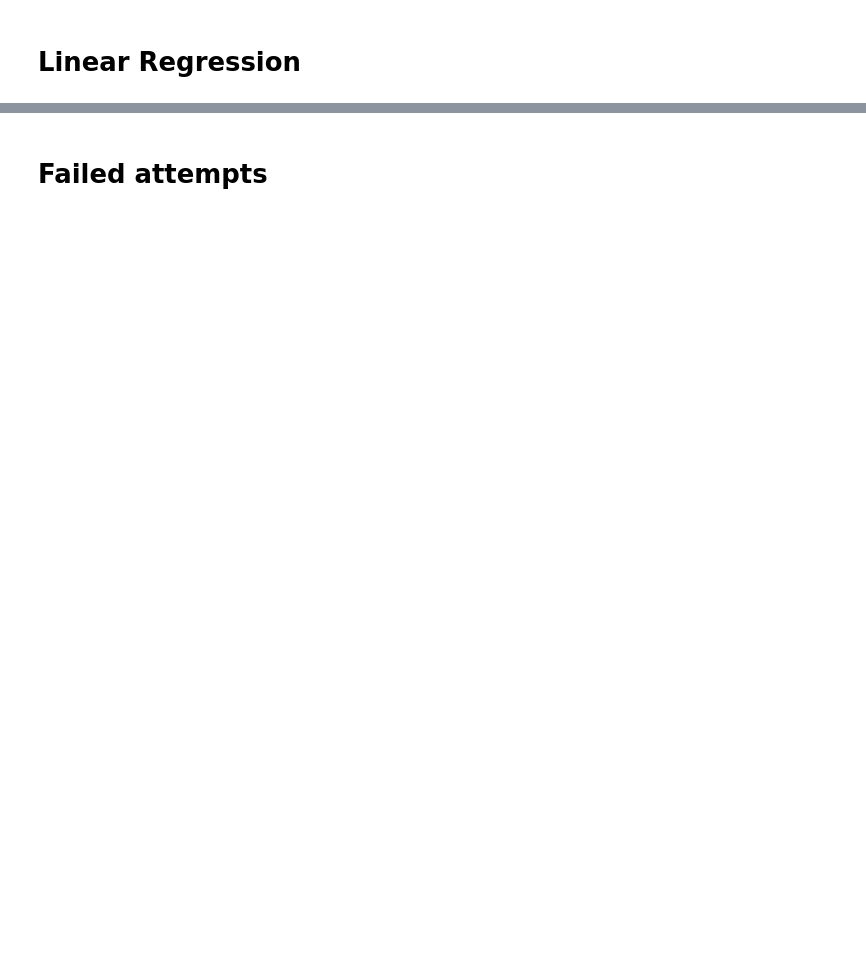
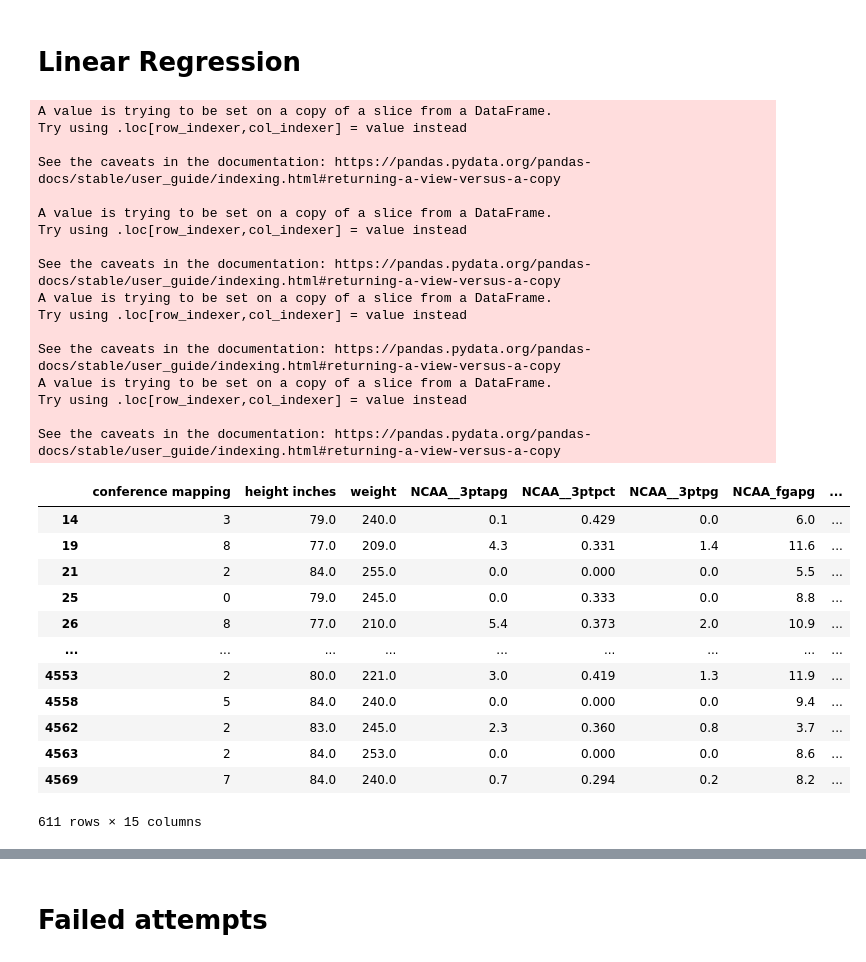
Before and after one commit to brybranmuffin/data100finalproj, a Jupyter notebook: Final-Project-LinReg.ipynb, the cells around one changed output, grey strips where cells are left out. Drawn from its saved outputs; the diff is of its cells as text; code cells hidden in the pictures; blank space fills up the shorter version.

```diff
--- a/Final-Project-LinReg.ipynb
+++ b/Final-Project-LinReg.ipynb
@@ -756,0 +764,65 @@ from sklearn.model_selection import train_test_split
+# %%
+PER_MEAN = np.mean(per_conf_all_college["PER"])
+per_conf_all_college["PERgMean"] = per_conf_all_college["PER"] > PER_MEAN
+per_conf_all_college
+
+feat_keep = ['conference mapping',
+       'height inches',  'weight', 'NCAA__3ptapg', 'NCAA__3ptpct',
+       'NCAA__3ptpg', 'NCAA_fgapg', 'NCAA_fgpct', 'NCAA_fgpg',
+       'NCAA_ft', 'NCAA_ftapg', 'NCAA_ftpg', 'NCAA_games', 'NCAA_ppg', "PERgMean"]
+
+conf_mapping = {'American Athletic Conference':0,
+ 'Atlantic 10 Conference':1,
+ 'Atlantic Coast Conference':2,
+ 'Big 12 Conference':3,
+ 'Big East Conference':4,
+ 'Big Ten Conference':5,
+ 'Conference USA':6,
+ 'Moutain West Conference':7,
+ 'Pac-12 Conference':8,
+ 'Southeastern Conference':9,
+ 'West Coast Conference':10}
+
+collegeData = college[college["active_to"] > 2010]
+collegeData["PER"] = collegeData["name"].apply(lambda x: per_calc(x, pre_conf))
+collegeData["PERgMean"] = (collegeData["PER"] > PER_MEAN).astype(int)
+collegeData["conference"] = collegeData["college"].apply(college_conf_picker)
+collegeData = collegeData[collegeData.groupby("conference")['name'].transform('size') > 8]
+collegeData["height inches"] = collegeData["height"].apply(lambda x: (float(x[0])*12) + float(x[2:]))
+collegeData["conference mapping"] = collegeData["conference"].apply(lambda x: conf_mapping[x])
+collegeData = collegeData[feat_keep]
+
+
+collegeData = collegeData.fillna(0)
+collegeData
+# %% [output]
+A value is trying to be set on a copy of a slice from a DataFrame.
+Try using .loc[row_indexer,col_indexer] = value instead
+
+See the caveats in the documentation: https://pandas.pydata.org/pandas-docs/stable/user_guide/indexing.html#returning-a-view-versus-a-copy
+
+A value is trying to be set on a copy of a slice from a DataFrame.
+Try using .loc[row_indexer,col_indexer] = value instead
+
+See the caveats in the documentation: https://pandas.pydata.org/pandas-docs/stable/user_guide/indexing.html#returning-a-view-versus-a-copy
+A value is trying to be set on a copy of a slice from a DataFrame.
+Try using .loc[row_indexer,col_indexer] = value instead
+
+See the caveats in the documentation: https://pandas.pydata.org/pandas-docs/stable/user_guide/indexing.html#returning-a-view-versus-a-copy
+A value is trying to be set on a copy of a slice from a DataFrame.
+Try using .loc[row_indexer,col_indexer] = value instead
+
+See the caveats in the documentation: https://pandas.pydata.org/pandas-docs/stable/user_guide/indexing.html#returning-a-view-versus-a-copy
+|  | conference mapping | height inches | weight | NCAA__3ptapg | NCAA__3ptpct | NCAA__3ptpg | NCAA_fgapg | ... |
+| 14 | 3 | 79.0 | 240.0 | 0.1 | 0.429 | 0.0 | 6.0 | ... |
+| 19 | 8 | 77.0 | 209.0 | 4.3 | 0.331 | 1.4 | 11.6 | ... |
+| 21 | 2 | 84.0 | 255.0 | 0.0 | 0.000 | 0.0 | 5.5 | ... |
+| 25 | 0 | 79.0 | 245.0 | 0.0 | 0.333 | 0.0 | 8.8 | ... |
+| 26 | 8 | 77.0 | 210.0 | 5.4 | 0.373 | 2.0 | 10.9 | ... |
+| ... | ... | ... | ... | ... | ... | ... | ... | ... |
+| 4553 | 2 | 80.0 | 221.0 | 3.0 | 0.419 | 1.3 | 11.9 | ... |
+| 4558 | 5 | 84.0 | 240.0 | 0.0 | 0.000 | 0.0 | 9.4 | ... |
+| 4562 | 2 | 83.0 | 245.0 | 2.3 | 0.360 | 0.8 | 3.7 | ... |
+| 4563 | 2 | 84.0 | 253.0 | 0.0 | 0.000 | 0.0 | 8.6 | ... |
+| 4569 | 7 | 84.0 | 240.0 | 0.7 | 0.294 | 0.2 | 8.2 | ... |
+611 rows × 15 columns
```
Also changed, not shown: parts of 6 cells of this notebook.
